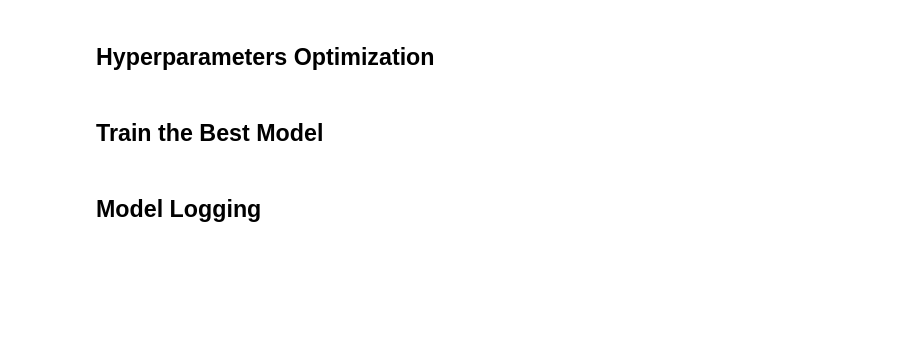
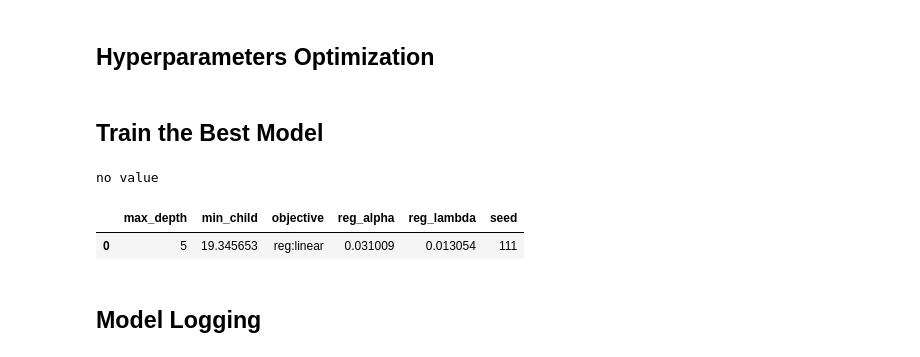
Before and after one commit to emeli-dral/hs-iml-22, a Jupyter notebook: experiment_tracking_mlflow.ipynb, the cells around one changed output. Cells and saved outputs as stored; diff of their text form; code cells hidden in the pictures; blank space fills up the shorter version.

```diff
--- a/experiment_tracking_mlflow.ipynb
+++ b/experiment_tracking_mlflow.ipynb
@@ -162,6 +229,29 @@ booster = xgb.train(
     num_boost_round = 500,
     early_stopping_rounds = 50,
 )
+# %%
+
+best_params = {
+    'max_depth': 5,
+    'min_child': 19.345653147972058,
+    'objective': 'reg:linear',
+    'reg_alpha': 0.031009193638004067,
+    'reg_lambda': 0.013053945835415701,
+    'seed': 111
+}
+# %%
+key="seedfgg"
+if best_params.get(key):
+    print(best_params.get(key))
+else:
+    print("no value")
+# %% [output]
+no value
+# %%
+pd.DataFrame.from_dict([best_params])
+# %% [output]
+|  | max_depth | min_child | objective | reg_alpha | reg_lambda | seed |
+| 0 | 5 | 19.345653 | reg:linear | 0.031009 | 0.013054 | 111 |
 # %%
 y_pred = booster.predict(validation)
 
```
Also changed, not shown: parts of 7 cells of this notebook, 25 other files.
